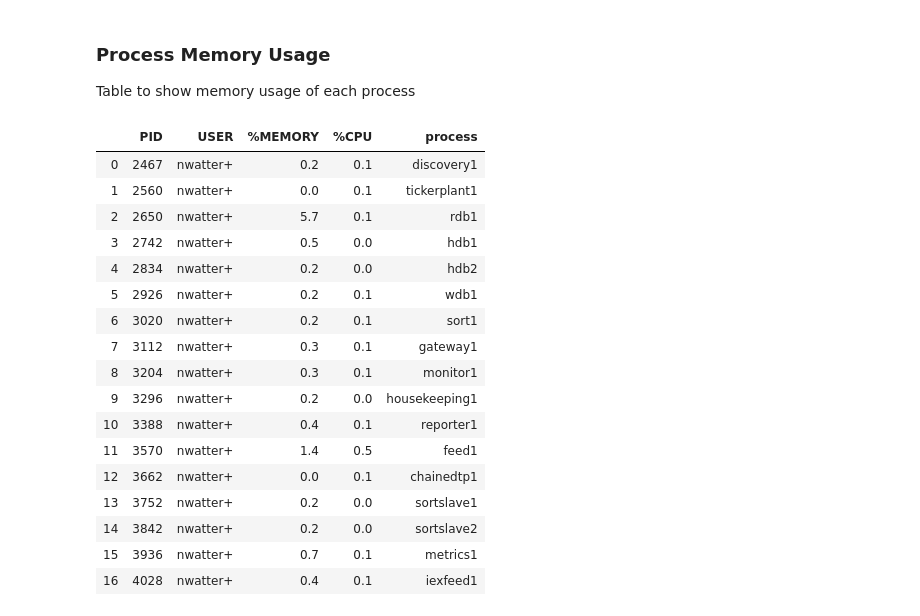
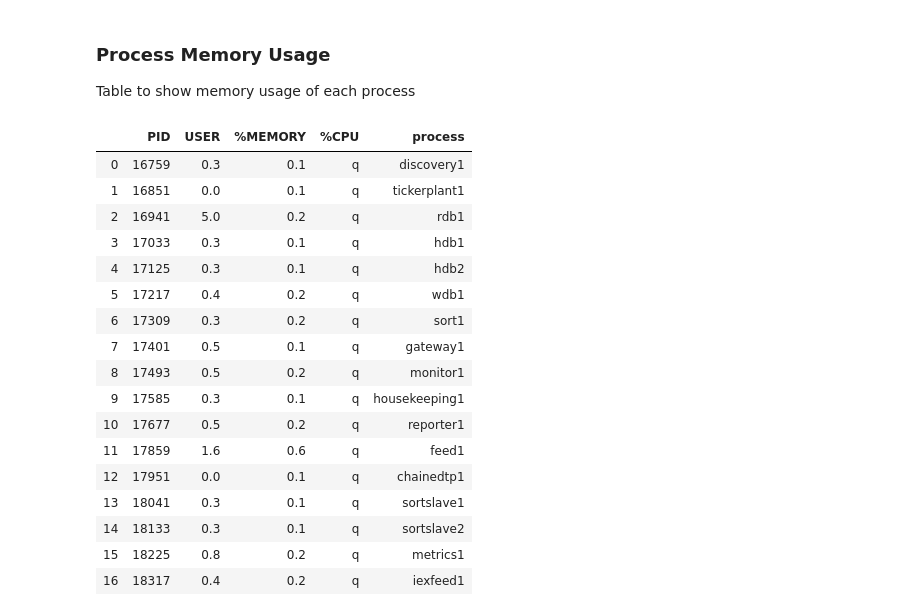
Before and after one commit to PeterSmiley/TorQ, a Jupyter notebook: test1.ipynb, the cells around one changed output. Cells and saved outputs as stored; diff of their text form; code cells hidden in the pictures.

Commit message:
Edited process memory table

```diff
--- a/test1.ipynb
+++ b/test1.ipynb
@@ -297,28 +308,28 @@ Table to show memory usage of each process
 # %%
 pid=!ps -o pid,user,%mem,%cpu,command ax |grep stackid  #process status commmand for TorQ processes
 df2=np.asarray(pid)                                     #make ps ouput into an array
 df3=[i.split(' ') for i in df2]                         #split array by whitespace
 df4=pd.DataFrame(df3)                                   #make array into a pandas dataframe
-df4=df4.drop([0,1,4,6,8,9,10,11,12,13,14,16,17,18,19,20,21,22,23,24,25,26,27,28,29],1) #drop unwanted/empty columns
+df4=df4.drop([0,2,3,5,8,9,10,11,12,13,15,16,17,18,19,20,21,22,23,24,25,26,27,28],1) #drop unwanted/empty columns
 df4=df4.drop([17,18],0)                                 #drop last two rows of non-TorQ related process status info
 df4.columns=('PID','USER','%MEMORY','%CPU','process')   #rename columns appropriately
 df4
 # %% [output]
 |  | PID | USER | %MEMORY | %CPU | process |
-| 0 | 2467 | nwatter+ | 0.2 | 0.1 | discovery1 |
-| 1 | 2560 | nwatter+ | 0.0 | 0.1 | tickerplant1 |
-| 2 | 2650 | nwatter+ | 5.7 | 0.1 | rdb1 |
-| 3 | 2742 | nwatter+ | 0.5 | 0.0 | hdb1 |
-| 4 | 2834 | nwatter+ | 0.2 | 0.0 | hdb2 |
-| 5 | 2926 | nwatter+ | 0.2 | 0.1 | wdb1 |
-| 6 | 3020 | nwatter+ | 0.2 | 0.1 | sort1 |
-| 7 | 3112 | nwatter+ | 0.3 | 0.1 | gateway1 |
-| 8 | 3204 | nwatter+ | 0.3 | 0.1 | monitor1 |
-| 9 | 3296 | nwatter+ | 0.2 | 0.0 | housekeeping1 |
-| 10 | 3388 | nwatter+ | 0.4 | 0.1 | reporter1 |
-| 11 | 3570 | nwatter+ | 1.4 | 0.5 | feed1 |
-| 12 | 3662 | nwatter+ | 0.0 | 0.1 | chainedtp1 |
-| 13 | 3752 | nwatter+ | 0.2 | 0.0 | sortslave1 |
-| 14 | 3842 | nwatter+ | 0.2 | 0.0 | sortslave2 |
-| 15 | 3936 | nwatter+ | 0.7 | 0.1 | metrics1 |
-| 16 | 4028 | nwatter+ | 0.4 | 0.1 | iexfeed1 |
+| 0 | 16759 | 0.3 | 0.1 | q | discovery1 |
+| 1 | 16851 | 0.0 | 0.1 | q | tickerplant1 |
+| 2 | 16941 | 5.0 | 0.2 | q | rdb1 |
+| 3 | 17033 | 0.3 | 0.1 | q | hdb1 |
+| 4 | 17125 | 0.3 | 0.1 | q | hdb2 |
+| 5 | 17217 | 0.4 | 0.2 | q | wdb1 |
+| 6 | 17309 | 0.3 | 0.2 | q | sort1 |
+| 7 | 17401 | 0.5 | 0.1 | q | gateway1 |
+| 8 | 17493 | 0.5 | 0.2 | q | monitor1 |
+| 9 | 17585 | 0.3 | 0.1 | q | housekeeping1 |
+| 10 | 17677 | 0.5 | 0.2 | q | reporter1 |
+| 11 | 17859 | 1.6 | 0.6 | q | feed1 |
+| 12 | 17951 | 0.0 | 0.1 | q | chainedtp1 |
+| 13 | 18041 | 0.3 | 0.1 | q | sortslave1 |
+| 14 | 18133 | 0.3 | 0.1 | q | sortslave2 |
+| 15 | 18225 | 0.8 | 0.2 | q | metrics1 |
+| 16 | 18317 | 0.4 | 0.2 | q | iexfeed1 |
```
Also changed, not shown: parts of 11 cells of this notebook.
